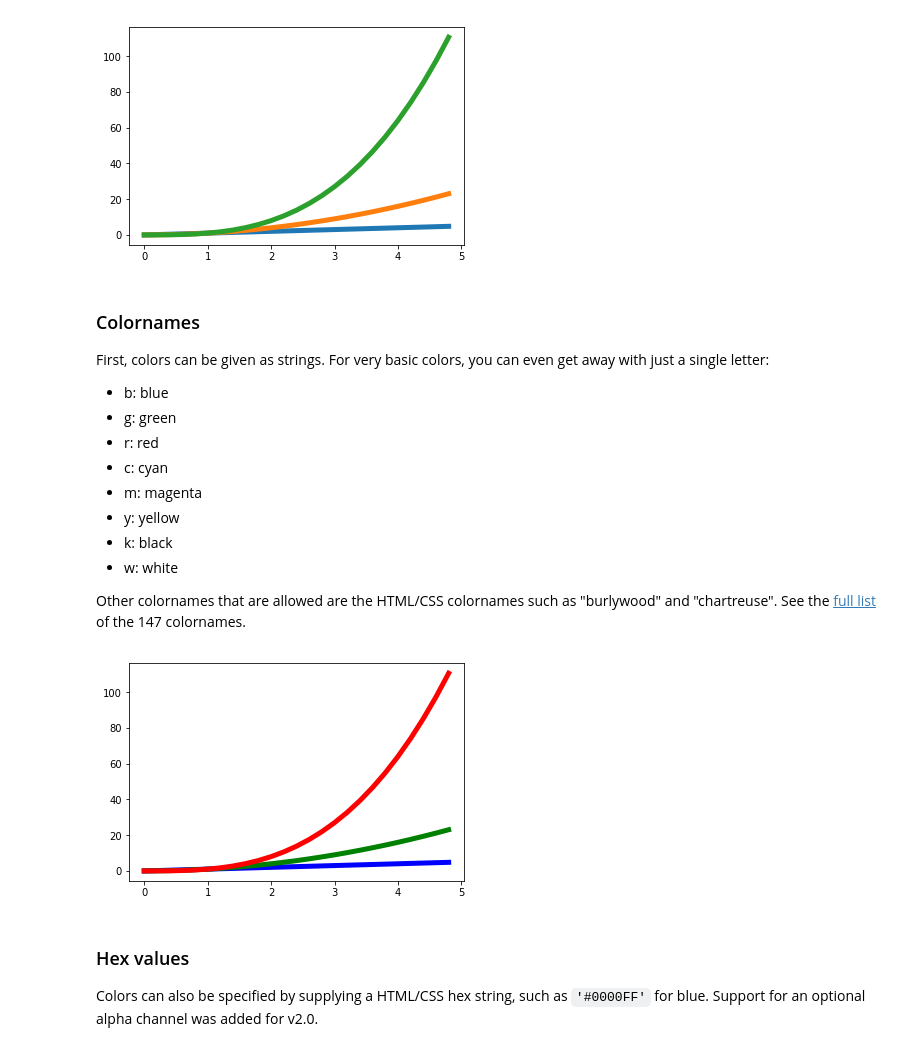
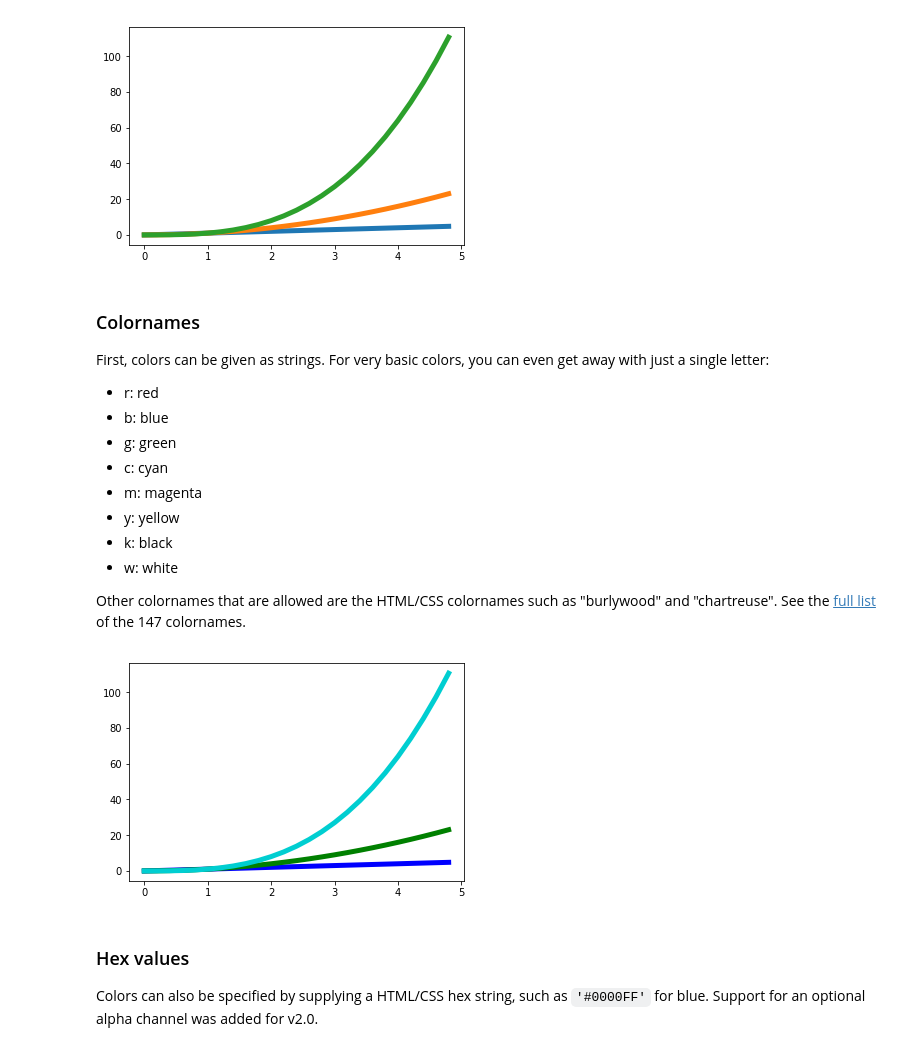
Before and after one commit to scientificprogrammingUOS/lectures, a Jupyter notebook: week05-Plotting_with_Matplotlib/lecture.ipynb, the cells around one changed output. Drawn from its saved outputs; the diff is of its cells as text; code cells hidden in the pictures.

```diff
--- a/week05-Plotting_with_Matplotlib/lecture.ipynb
+++ b/week05-Plotting_with_Matplotlib/lecture.ipynb
@@ -866,9 +996,9 @@ plt.show()
 ### Colornames
 First, colors can be given as strings. For very basic colors, you can even get away with just a single letter:
 
+- r: red
 - b: blue
 - g: green
-- r: red
 - c: cyan
 - m: magenta
 - y: yellow
@@ -879,12 +1009,12 @@ Other colornames that are allowed are the HTML/CSS colornames such as "burlywood
 # %%
 t = np.arange(0.0, 5.0, 0.2)
 fig, ax = plt.subplots()
 ax.plot(t, t, linewidth=5, color='blue')
 ax.plot(t, t**2, linewidth=5, color='g')
-ax.plot(t, t**3, linewidth=5, color='red')
+ax.plot(t, t**3, linewidth=5, color='DarkTurquoise')
 plt.show()
 # %% [output]
-[figure, old version]
+[figure, new version]
 # %% [markdown]
 ### Hex values
 Colors can also be specified by supplying a HTML/CSS hex string, such as `'#0000FF'` for blue. Support for an optional alpha channel was added for v2.0.
```
Also changed, not shown: parts of 67 cells of this notebook, 13 other files.
